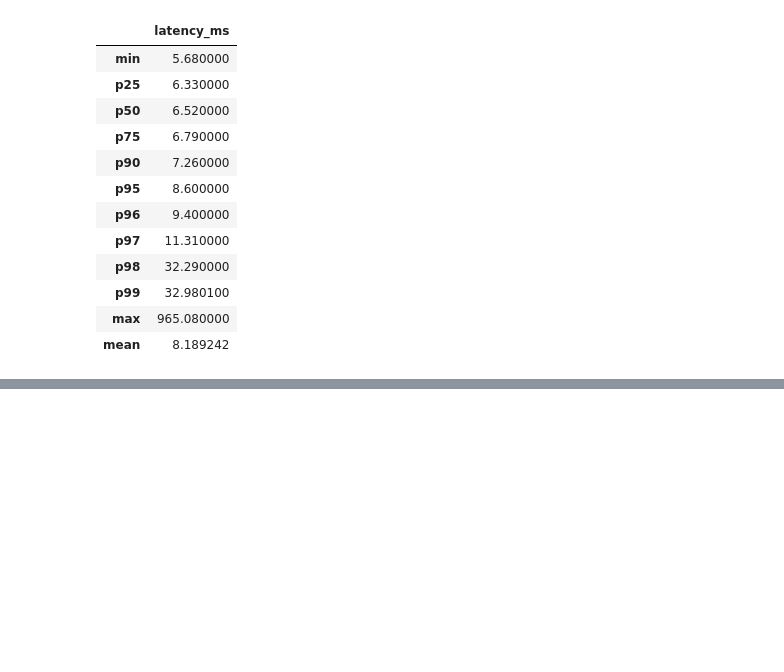
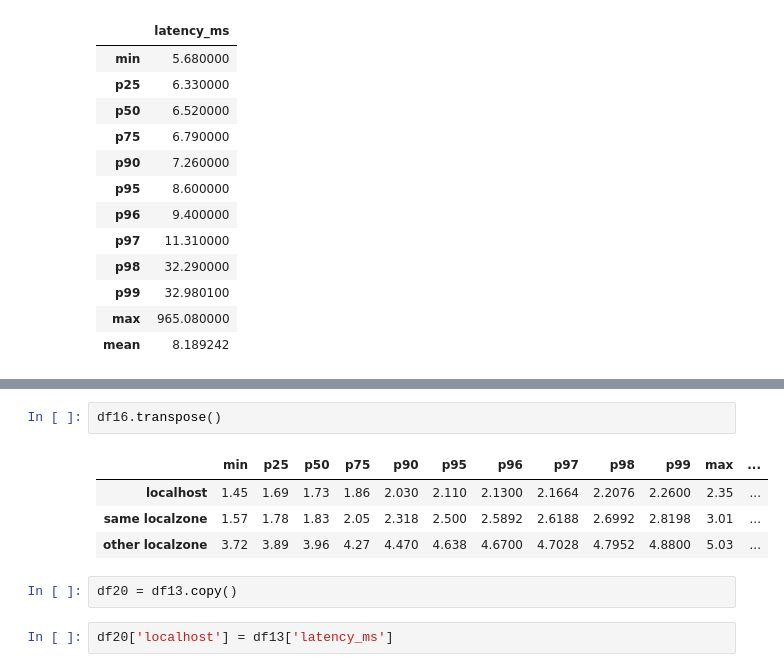
Before and after one commit to ericmelz/pinger-parser, a Jupyter notebook: jupyter/Pinger Parser Playground.ipynb, the cells around one changed output, grey strips where cells are left out. Saved outputs shown, nothing was run; the diff lists cells and outputs as text; blank space fills up the shorter version.

```diff
--- a/jupyter/Pinger Parser Playground.ipynb
+++ b/jupyter/Pinger Parser Playground.ipynb
@@ -607,0 +570,11 @@ boxplot = df20.boxplot(column=['localhost', 'same localzone'], figsize=(16,8))
+# %%
+df16.transpose()
+# %% [output]
+|  | min | p25 | p50 | p75 | p90 | p95 | p96 | p97 | p98 | p99 | max | ... |
+| localhost | 1.45 | 1.69 | 1.73 | 1.86 | 2.030 | 2.110 | 2.1300 | 2.1664 | 2.2076 | 2.2600 | 2.35 | ... |
+| same localzone | 1.57 | 1.78 | 1.83 | 2.05 | 2.318 | 2.500 | 2.5892 | 2.6188 | 2.6992 | 2.8198 | 3.01 | ... |
+| other localzone | 3.72 | 3.89 | 3.96 | 4.27 | 4.470 | 4.638 | 4.6700 | 4.7028 | 4.7952 | 4.8800 | 5.03 | ... |
+# %%
+df20 = df13.copy()
+# %%
+df20['localhost'] = df13['latency_ms']
```
Also changed, not shown: parts of 37 cells of this notebook, 1 other file.
